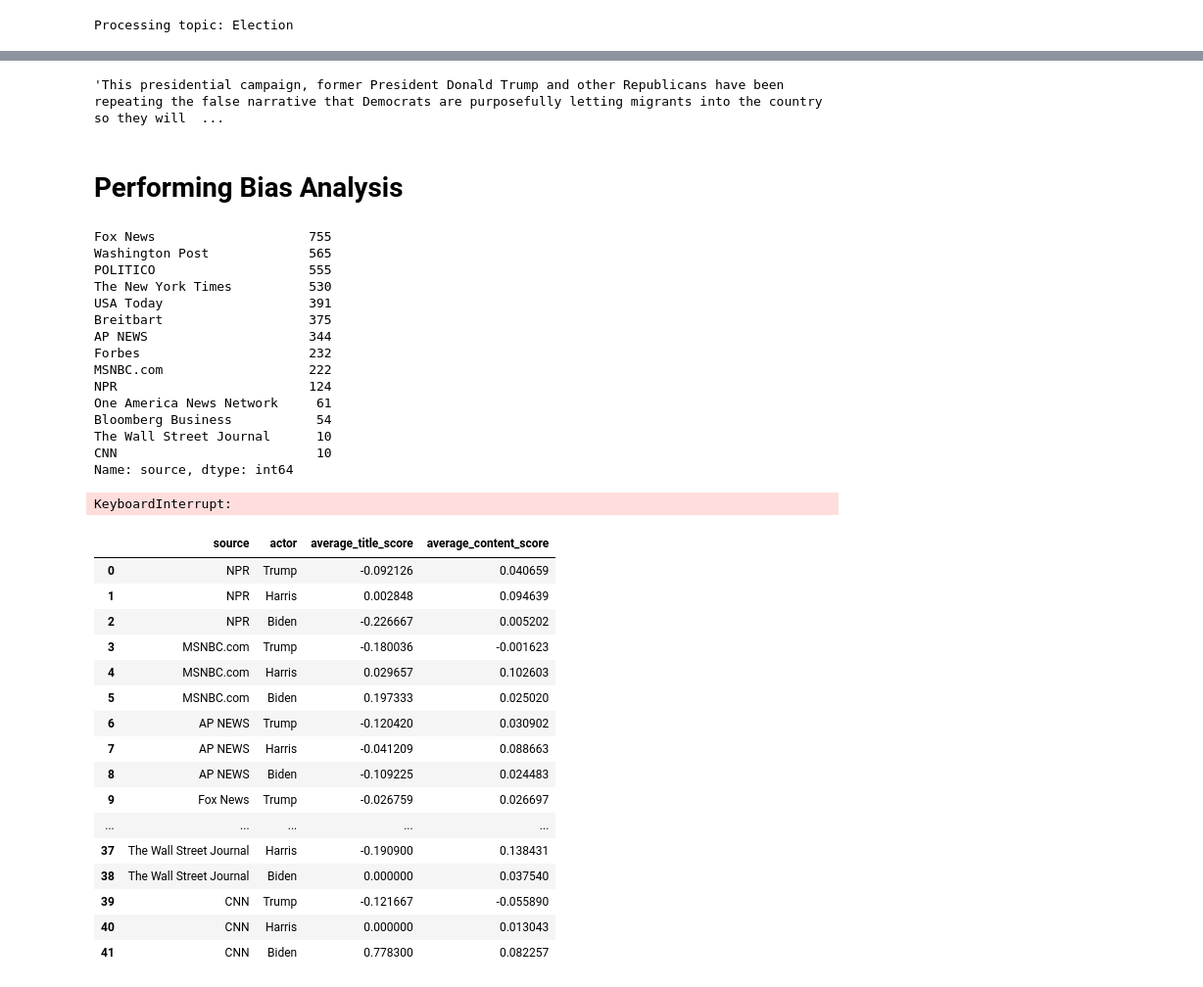
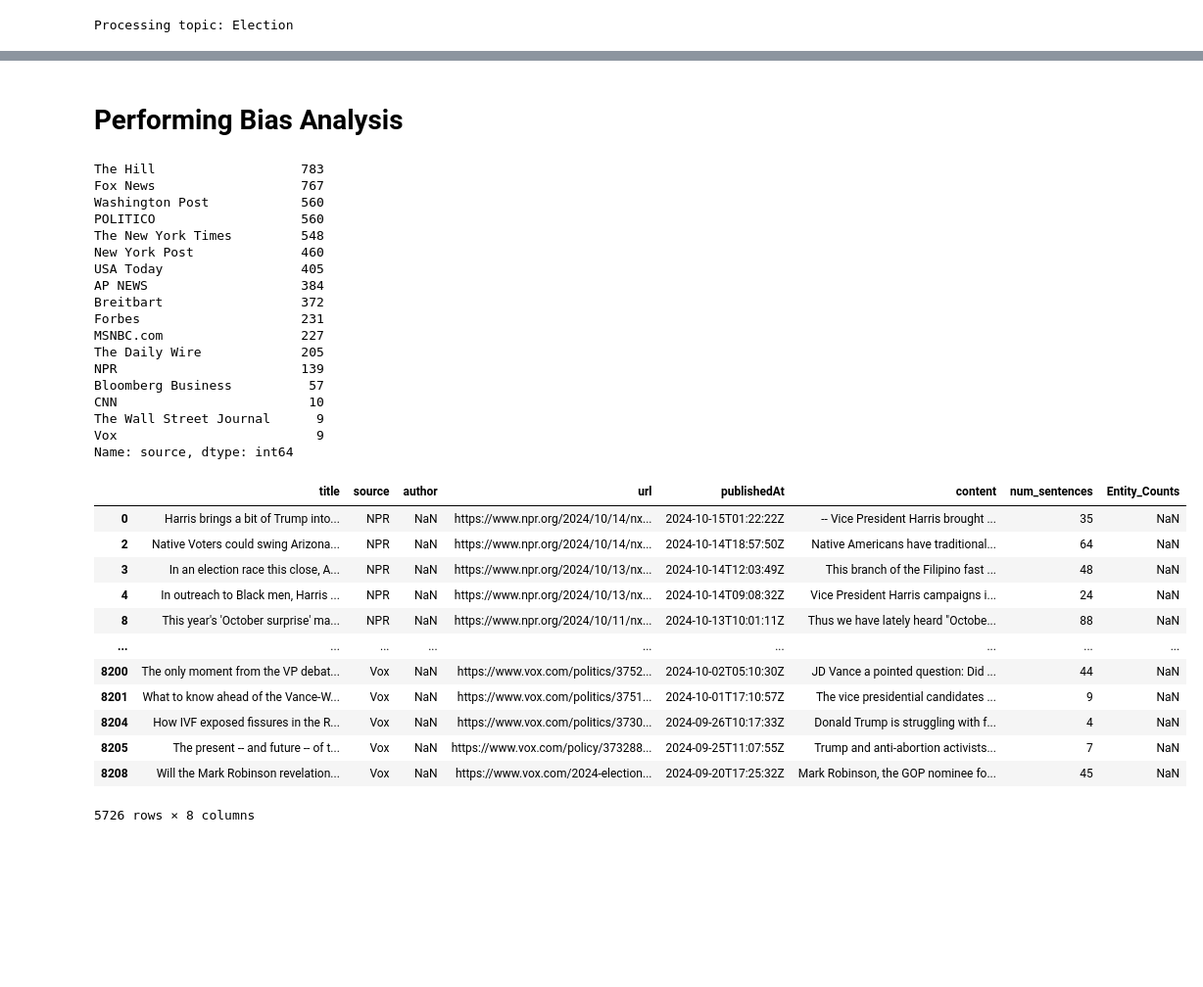
Before and after one commit to CarsonJMullen/Unstructured-Data-Analytics, a Jupyter notebook: Final Project/Final Project.ipynb, the cells around one changed output, grey strips where cells are left out. Shown at 98% size. Drawn from its saved outputs; the diff is of its cells as text; code cells hidden in the pictures; blank space fills up the shorter version.

```diff
--- a/Final Project/Final Project.ipynb
+++ b/Final Project/Final Project.ipynb
@@ -36,7 +39,7 @@ er = EventRegistry(apiKey=api_key, allowUseOfArchive=False)
 topics = ["Election"]
 
 # Define sources to search for and get their URIs
-source_names = source_names = ["NPR", "MSNBC", "AP News", "FOX", "Forbes", "New York Times", "Bloomberg", "USA Today", "Washington Post", "Politico", "Oan", "Breitbart", "Wall Street Journal", "cnn.com"]
+source_names = source_names = ["NPR", "MSNBC", "AP News", "FOX", "Forbes", "New York Times", "Bloomberg", "USA Today", "Washington Post", "Politico", "DailyWire", "Breitbart", "Wall Street Journal", "cnn.com", "New York Post", "The Hill", "Vox.com"]
 source_uris = {source: er.getNewsSourceUri(source) for source in source_names}
 
 # List to store the names of all generated DataFrames
@@ -197,7 +195,7 @@ In order to process the articles more efficiently for subsequent steps, we decid
 # Define the keywords and find-and-replace mappings for each topic
 topic_keywords = {
     "Election": {
-        "keywords": ["Trump", "Harris", "Biden"],
+        "keywords": ["Trump", "Harris", "Republican", "Democrat"],
     },
 }
 
@@ -292,7 +290,3 @@ Topic: Election, Original Articles: 6443, After Filtering: 4228
-# %%
-cleaned_dataframes_filtered['Election']['content'][5]
-# %% [output]
-'This presidential campaign, former President Donald Trump and other Republicans have been repeating the false narrative that Democrats are purposefully letting migrants into the country so they will  ...
 # %% [markdown]
 # Performing Bias Analysis
 # %%
@@ -300,18 +294,21 @@ df = cleaned_dataframes_filtered['Election']
 # %%
 df['source'].value_counts()
 # %% [output]
-Fox News                    755
-Washington Post             565
-POLITICO                    555
-The New York Times          530
-USA Today                   391
-Breitbart                   375
-AP NEWS                     344
-Forbes                      232
-MSNBC.com                   222
-NPR                         124
-One America News Network     61
-Bloomberg Business           54
-The Wall Street Journal      10
-CNN                          10
+The Hill                   783
+Fox News                   767
+Washington Post            560
+POLITICO                   560
+The New York Times         548
+New York Post              460
+USA Today                  405
+AP NEWS                    384
+Breitbart                  372
+Forbes                     231
+MSNBC.com                  227
+The Daily Wire             205
+NPR                        139
+Bloomberg Business          57
+CNN                         10
+The Wall Street Journal      9
+Vox                          9
 Name: source, dtype: int64
@@ -346,10 +315,26 @@ def lower_bound_confidence_interval_from_list(values: list, confidence: float =
+# %%
+df
+# %% [output]
+|  | title | source | author | url | publishedAt | content | num_sentences | Entity_Counts |
+| 0 | Harris brings a bit of Trump into... | NPR | NaN | https://www.npr.org/2024/10/14/nx... | 2024-10-15T01:22:22Z | -- Vice President Harris brought ... | 35 | NaN |
+| 2 | Native Voters could swing Arizona... | NPR | NaN | https://www.npr.org/2024/10/14/nx... | 2024-10-14T18:57:50Z | Native Americans have traditional... | 64 | NaN |
+| 3 | In an election race this close, A... | NPR | NaN | https://www.npr.org/2024/10/13/nx... | 2024-10-14T12:03:49Z | This branch of the Filipino fast ... | 48 | NaN |
+| 4 | In outreach to Black men, Harris ... | NPR | NaN | https://www.npr.org/2024/10/13/nx... | 2024-10-14T09:08:32Z | Vice President Harris campaigns i... | 24 | NaN |
+| 8 | This year's 'October surprise' ma... | NPR | NaN | https://www.npr.org/2024/10/11/nx... | 2024-10-13T10:01:11Z | Thus we have lately heard "Octobe... | 88 | NaN |
+| ... | ... | ... | ... | ... | ... | ... | ... | ... |
+| 8200 | The only moment from the VP debat... | Vox | NaN | https://www.vox.com/politics/3752... | 2024-10-02T05:10:30Z | JD Vance a pointed question: Did ... | 44 | NaN |
+| 8201 | What to know ahead of the Vance-W... | Vox | NaN | https://www.vox.com/politics/3751... | 2024-10-01T17:10:57Z | The vice presidential candidates ... | 9 | NaN |
+| 8204 | How IVF exposed fissures in the R... | Vox | NaN | https://www.vox.com/politics/3730... | 2024-09-26T10:17:33Z | Donald Trump is struggling with f... | 4 | NaN |
+| 8205 | The present -- and future -- of t... | Vox | NaN | https://www.vox.com/policy/373288... | 2024-09-25T11:07:55Z | Trump and anti-abortion activists... | 7 | NaN |
+| 8208 | Will the Mark Robinson revelation... | Vox | NaN | https://www.vox.com/2024-election... | 2024-09-20T17:25:32Z | Mark Robinson, the GOP nominee fo... | 45 | NaN |
+5726 rows × 8 columns
 # %%
 sia = SentimentIntensityAnalyzer()
 
 # Assume 'df' is your DataFrame with columns: title, source, content, num_sentences
 
 # Define the main actors
-actors = ['Trump', 'Harris', 'Biden']
+actors = ['Trump', 'Harris', 'Republican', 'Democrat']
 
 # Initialize the Matcher with the shared vocabulary
 matcher = Matcher(nlp.vocab)
@@ -466,7 +451,5 @@ for source, actor_scores in actor_scores_per_source.items():
 
 # Convert the list into a DataFrame
 average_actor_scores_df = pd.DataFrame(average_actor_scores_list)
-# %% [output]
-KeyboardInterrupt:
 # %%
 average_actor_scores_df = pd.DataFrame(average_actor_scores_list)
@@ -474,20 +456,0 @@ average_actor_scores_df = average_actor_scores_df[~average_actor_scores_df['sour
-# %%
-average_actor_scores_df
-# %% [output]
-|  | source | actor | average_title_score | average_content_score |
-| 0 | NPR | Trump | -0.092126 | 0.040659 |
-| 1 | NPR | Harris | 0.002848 | 0.094639 |
-| 2 | NPR | Biden | -0.226667 | 0.005202 |
-| 3 | MSNBC.com | Trump | -0.180036 | -0.001623 |
-| 4 | MSNBC.com | Harris | 0.029657 | 0.102603 |
-| 5 | MSNBC.com | Biden | 0.197333 | 0.025020 |
-| 6 | AP NEWS | Trump | -0.120420 | 0.030902 |
-| 7 | AP NEWS | Harris | -0.041209 | 0.088663 |
-| 8 | AP NEWS | Biden | -0.109225 | 0.024483 |
-| 9 | Fox News | Trump | -0.026759 | 0.026697 |
-| ... | ... | ... | ... | ... |
-| 37 | The Wall Street Journal | Harris | -0.190900 | 0.138431 |
-| 38 | The Wall Street Journal | Biden | 0.000000 | 0.037540 |
-| 39 | CNN | Trump | -0.121667 | -0.055890 |
-| 40 | CNN | Harris | 0.000000 | 0.013043 |
-| 41 | CNN | Biden | 0.778300 | 0.082257 |
```
Also changed, not shown: parts of 20 cells of this notebook, 2 other files.
